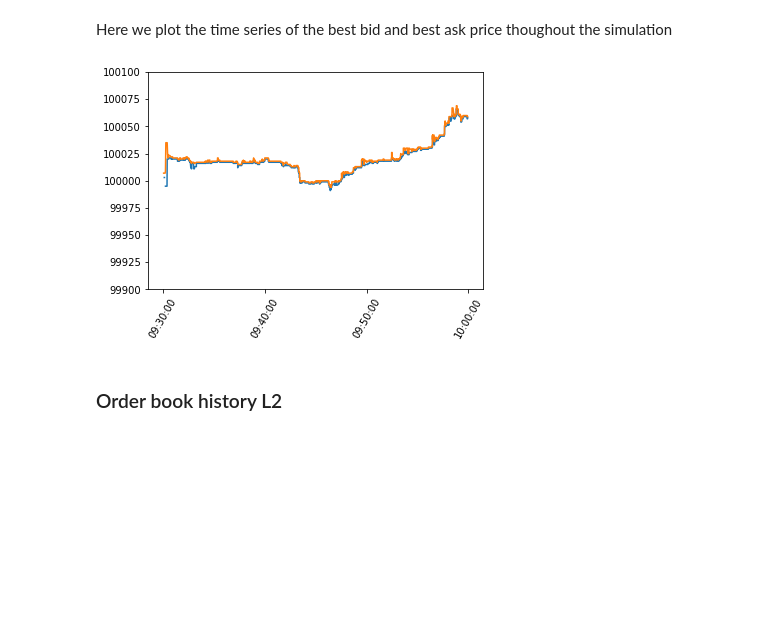
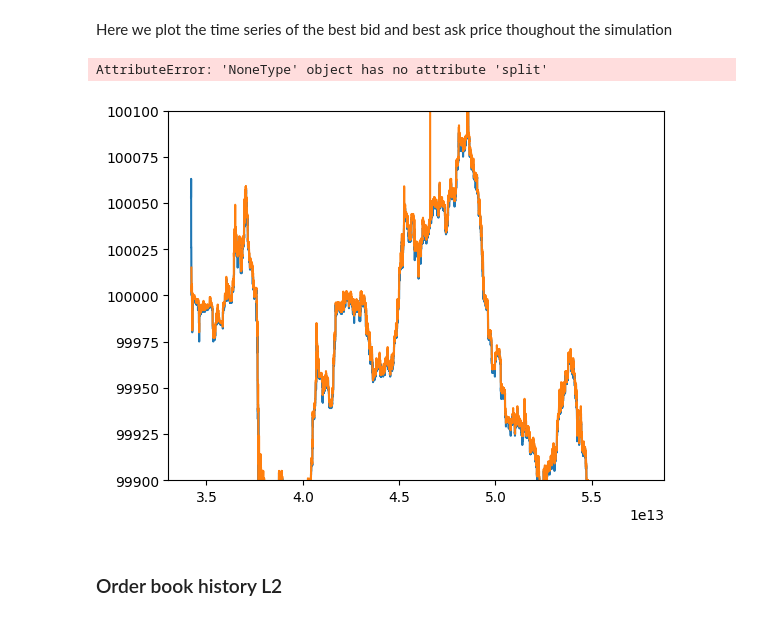
Before and after one commit to phelstab/research-reference-markets-dynamics, a Jupyter notebook: abides-jpmc-public/thesis-abides-archive/abides-notebooks/demo_ABIDES-Markets.ipynb, the cells around one changed output. Drawn from its saved outputs; the diff is of its cells as text; code cells hidden in the pictures; blank space fills up the shorter version.

```diff
--- a/abides-jpmc-public/thesis-abides-archive/abides-notebooks/demo_ABIDES-Markets.ipynb
+++ b/abides-jpmc-public/thesis-abides-archive/abides-notebooks/demo_ABIDES-Markets.ipynb
@@ -21,3 +17,8 @@ LOG ORDERS?:  True
+# %%
+config = rmsc05nofee.build_config(
+    seed=1337,
+    end_time="16:00:00",
+)
 # %%
 config.keys()
 # %% [output]
@@ -59,27 +64,29 @@ L1 = order_book.get_L1_snapshots()
 # %% [markdown]
 Here we plot the time series of the best bid and best ask price thoughout the simulation
 # %%
+L1 = order_book.get_L1_snapshots()
 best_bids = pd.DataFrame(L1["best_bids"],columns=["time","price","qty"])
 best_asks = pd.DataFrame(L1["best_asks"],columns=["time","price","qty"])
 
 ## All times are in ns from 1970, remove the date component to put them in ns from midnight
 best_bids["time"] = best_bids["time"].apply( lambda x: x - ns_date(x) )
 best_asks["time"] = best_asks["time"].apply( lambda x: x - ns_date(x) )
 
 plt.plot(best_bids.time,best_bids.price)
 plt.plot(best_asks.time,best_asks.price)
 
 band = 100
 plt.ylim(100_000-band,100_000+band)
 
 time_mesh = np.arange(
     str_to_ns("09:30:00"),
     str_to_ns("10:10:00"),
     1e9*60*10
 )
 _=plt.xticks(time_mesh, [ fmt_ts(time).split(" ")[1] for time in time_mesh], rotation=60 )
 # %% [output]
+AttributeError: 'NoneType' object has no attribute 'split'
-[figure, old version]
+[figure, new version]
 # %% [markdown]
 ### Order book history L2
 # %% [markdown]
```
Also changed, not shown: parts of 4 cells of this notebook, 24 other files.
